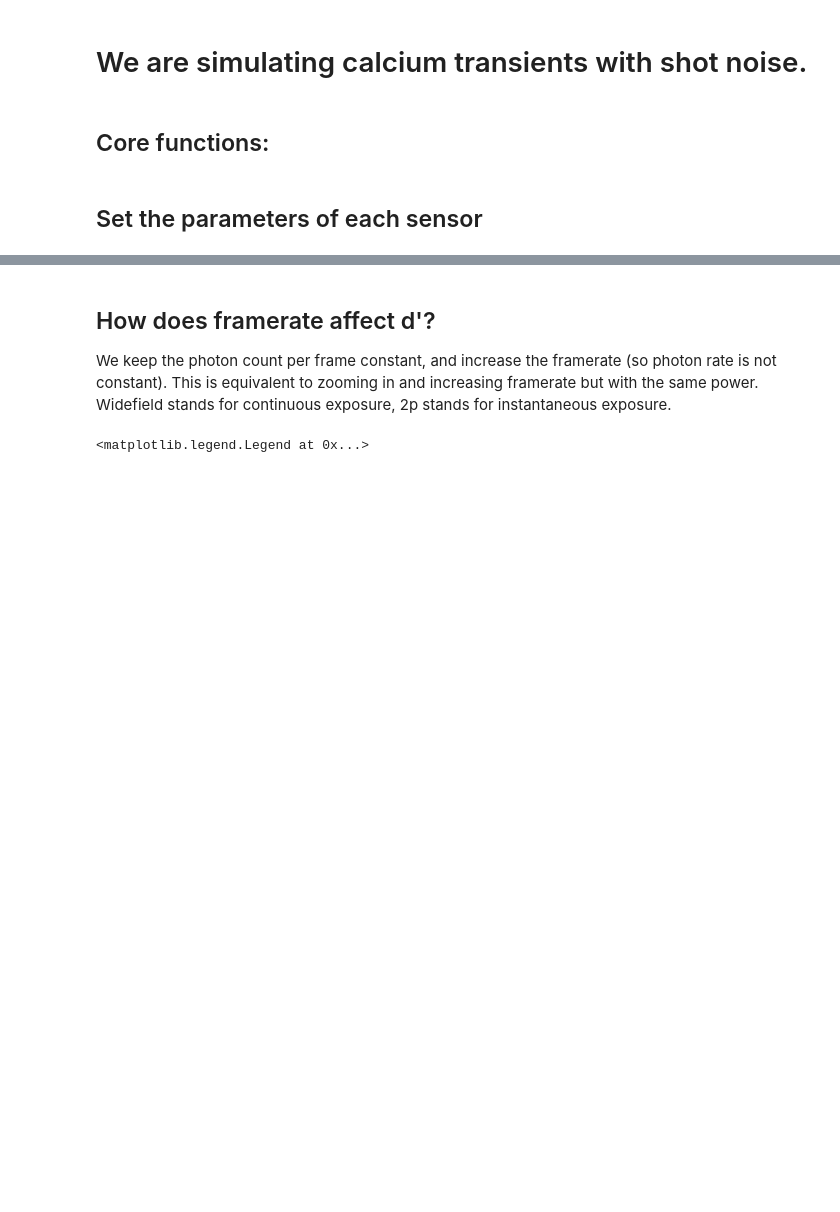
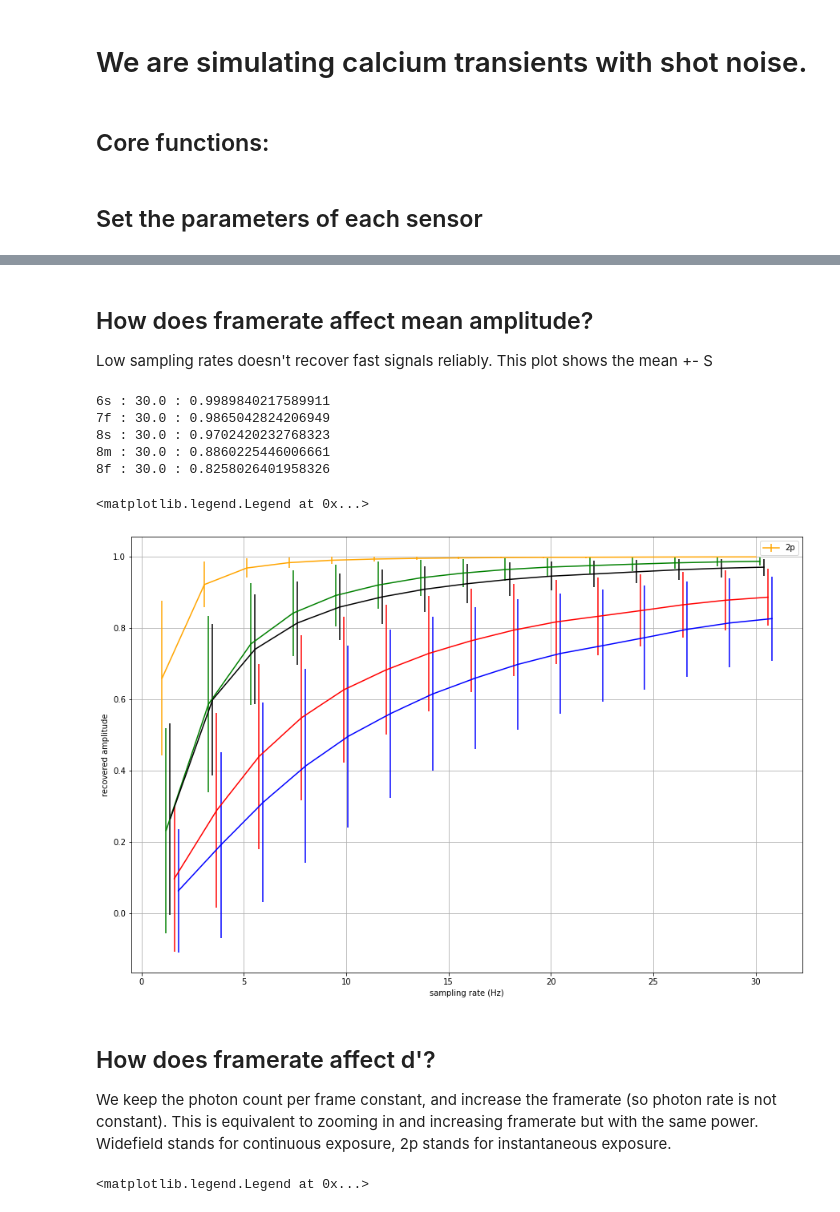
Before and after one commit to rozmar/imaging_strategies, a Jupyter notebook: calcium_sensor_selection.ipynb, the cells around one changed output, grey strips where cells are left out. Cells and saved outputs as stored; diff of their text form; code cells hidden in the pictures; blank space fills up the shorter version.

```diff
--- a/calcium_sensor_selection.ipynb
+++ b/calcium_sensor_selection.ipynb
@@ -129,3 +163,62 @@ ax_transients.set_xlim([-.5, 1.5])
+# %% [markdown]
+## How does framerate affect mean amplitude?
+
+Low sampling rates doesn't recover fast signals reliably. This plot shows the mean +- S
+# %%
+fig_freq_dprime = plt.figure(figsize = [15,10])
+ax_freq_dprime = fig_freq_dprime.add_subplot(1,1,1)
+
+sampling_rate_list =  np.linspace(1,30,15)#np.logspace(0,1.7,60)#np.arange(1,20,1) #
+samples_to_average = 1
+repeats = 11
+params_experiment['baseline_photon_count'] = 100
+
+dprime_ax_list = []
+alpha = 1
+for imaging_mode in ['2p']:#,'widefield']:
+    for sensor_i,sensor in enumerate(parameters.keys()):
+        params_sensor = parameters[sensor]
+        amplitude_list = []
+        amplitude_list_std = []
+        for sr_i,sampling_rate in enumerate(sampling_rate_list):
+
+            si = int(1000/sampling_rate)
+            if imaging_mode == '2p':
+                params_experiment['exposure_time'] = 1
+                marker = '-'
+            elif imaging_mode == 'widefield':
+                params_experiment['exposure_time'] = si
+                marker = '--'
+
+            amplitudes = calculate_d_prime_for_trace(params_sensor,
+                                                 params_experiment,
+                                                 sampling_rate,
+                                                 samples_to_average,
+                                                 repeats,
+                                                return_amplitude = True)
+            amplitude_list.append(np.mean(amplitudes))
+            amplitude_list_std.append(np.std(amplitudes))
+        if sensor_i == 0:
+
+            ax_freq_dprime.errorbar(sampling_rate_list+sensor_i/5,amplitude_list,amplitude_list_std,fmt = marker,color = params_sensor['color'],label = imaging_mode,alpha = alpha)
+        else:
+            ax_freq_dprime.errorbar(sampling_rate_list+sensor_i/5,amplitude_list,amplitude_list_std,fmt = marker,color = params_sensor['color'],alpha = alpha)
+
+        print('{} : {} : {}'.format(sensor,sampling_rate_list[-1],amplitude_list[-1]))
+
+ax_freq_dprime.set_xlabel('sampling rate (Hz)')
+ax_freq_dprime.set_ylabel('recovered amplitude')
+#ax_freq_dprime.set_ylim([0,1])
+ax_freq_dprime.grid()
+ax_freq_dprime.legend()
+# %% [output]
+6s : 30.0 : 0.9989840217589911
+7f : 30.0 : 0.9865042824206949
+8s : 30.0 : 0.9702420232768323
+8m : 30.0 : 0.8860225446006661
+8f : 30.0 : 0.8258026401958326
+<matplotlib.legend.Legend at 0x...>
+[figure, added]
 # %% [markdown]
 ## How does framerate affect d'?
 We keep the photon count per frame constant, and increase the framerate (so photon rate is not constant). This is equivalent to zooming in and increasing framerate but with the same power. </br>
```
Also changed, not shown: parts of 7 cells of this notebook.
